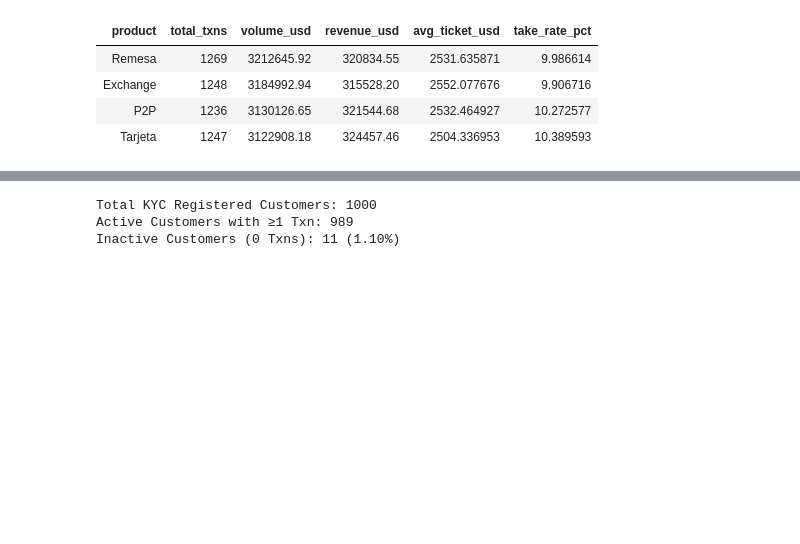
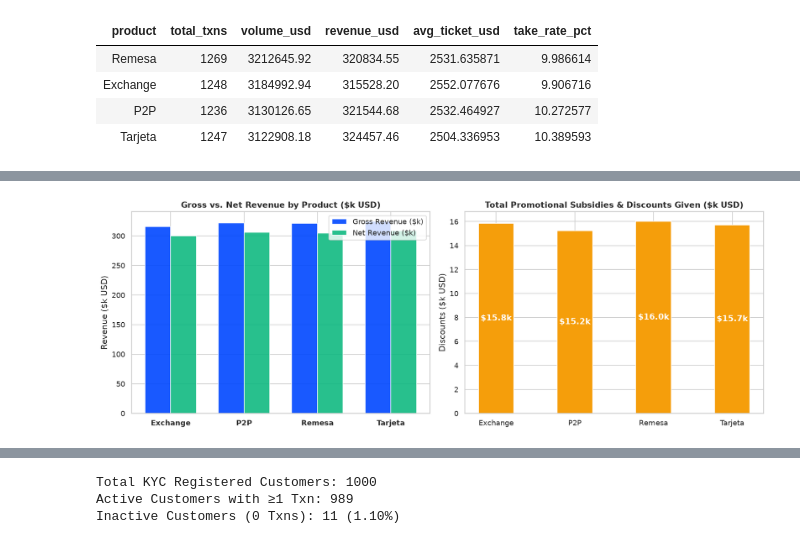
Before and after one commit to Nicocarello/neobank-data-ai, a Jupyter notebook: eda_neobank_analytics.ipynb, the cells around one changed output, grey strips where cells are left out. Saved outputs shown, nothing was run; the diff lists cells and outputs as text; code cells hidden in the pictures; blank space fills up the shorter version.

```diff
--- a/eda_neobank_analytics.ipynb
+++ b/eda_neobank_analytics.ipynb
@@ -209,0 +246,29 @@ plt.show()
+# %%
+# Gross vs Net Take Rate Decomposition
+discount_summary = df_transactions.groupby('product').agg(
+    volume_usd=('origin_amount_usd', 'sum'),
+    gross_revenue=('revenue', 'sum'),
+    discounts_usd=('discount_amount_usd', 'sum')
+).reset_index()
+discount_summary['net_revenue'] = discount_summary['gross_revenue'] - discount_summary['discounts_usd']
+discount_summary['gross_take_rate'] = (discount_summary['gross_revenue'] / discount_summary['volume_usd']) * 100
+discount_summary['net_take_rate'] = (discount_summary['net_revenue'] / discount_summary['volume_usd']) * 100
+discount_summary['dilution_bps'] = (discount_summary['gross_take_rate'] - discount_summary['net_take_rate']) * 100
+
+fig, axes = plt.subplots(1, 2, figsize=(14, 5))
+x = np.arange(len(discount_summary))
+w = 0.35
+axes[0].bar(x - w/2, discount_summary['gross_revenue'] / 1e3, width=w, label='Gross Revenue ($k)', color='#0047FF', alpha=0.9)
+axes[0].bar(x + w/2, discount_summary['net_revenue'] / 1e3, width=w, label='Net Revenue ($k)', color='#10B981', alpha=0.9)
+axes[0].set_xticks(x)
+axes[0].set_xticklabels(discount_summary['product'], fontweight='bold')
+axes[0].set_title('Gross vs. Net Revenue by Product ($k USD)', fontweight='bold')
+axes[0].legend()
+
+axes[1].bar(discount_summary['product'], discount_summary['discounts_usd'] / 1e3, color='#F59E0B', width=0.45)
+axes[1].set_title('Total Promotional Subsidies & Discounts Given ($k USD)', fontweight='bold')
+plt.show()
+
+discount_summary
+# %% [output]
+[figure, added]
```
Also changed, not shown: parts of 30 cells of this notebook.
